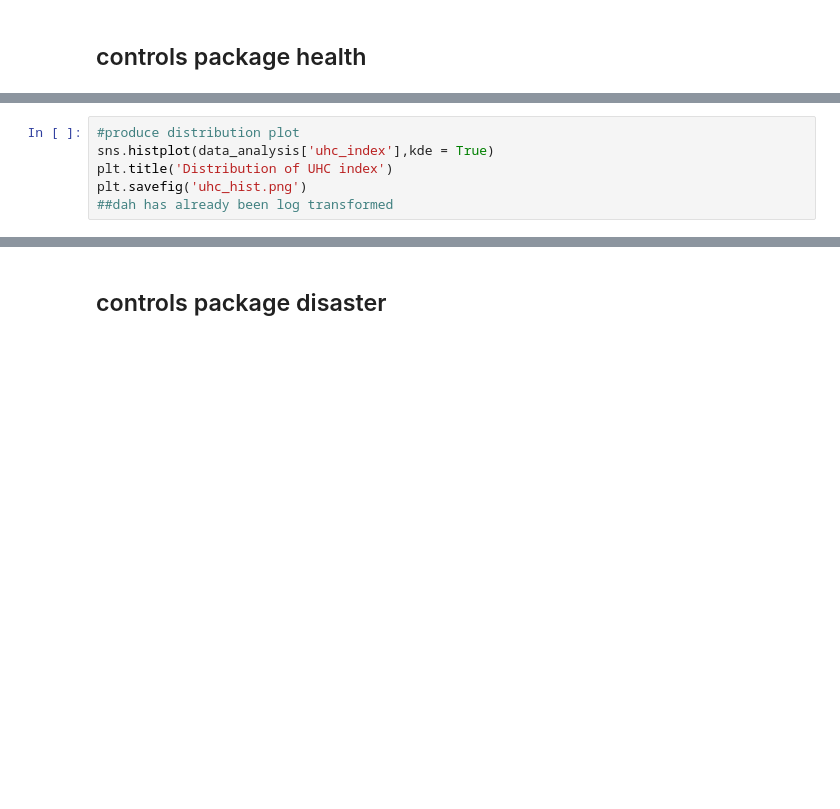
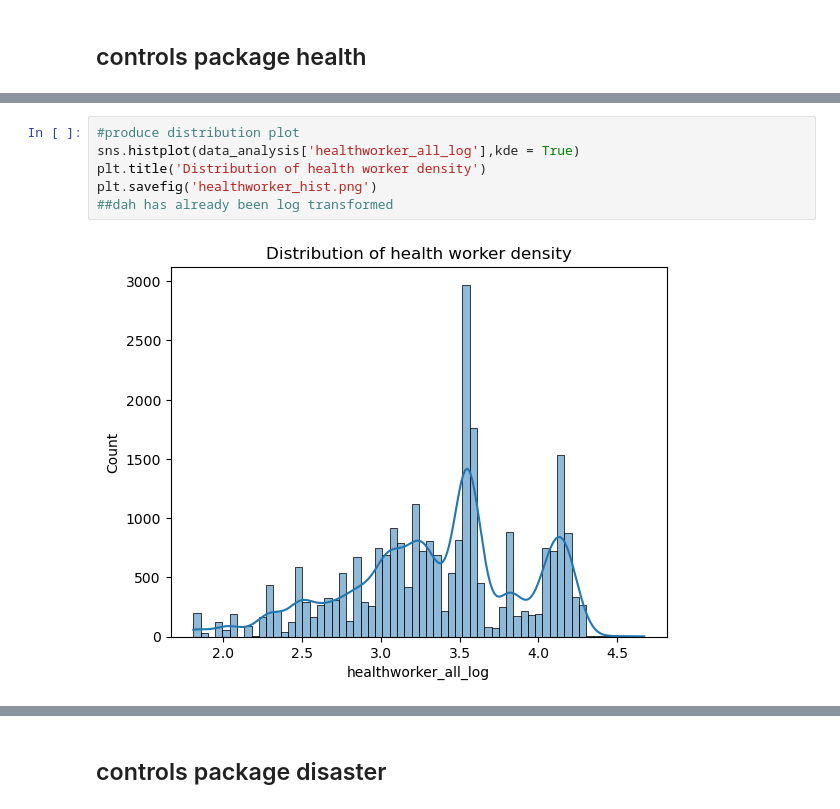
Before and after one commit to NatStrom/Thesis, a Jupyter notebook: Analysis.ipynb, the cells around one changed output, grey strips where cells are left out. Drawn from its saved outputs; the diff is of its cells as text; blank space fills up the shorter version.

```diff
--- a/Analysis.ipynb
+++ b/Analysis.ipynb
@@ -401,9 +601,11 @@ plt.savefig('dah_hist.png')
 # %%
 #produce distribution plot
-sns.histplot(data_analysis['uhc_index'],kde = True)
-plt.title('Distribution of UHC index')
-plt.savefig('uhc_hist.png')
+sns.histplot(data_analysis['healthworker_all_log'],kde = True)
+plt.title('Distribution of health worker density')
+plt.savefig('healthworker_hist.png')
 ##dah has already been log transformed
+# %% [output]
+[figure, added]
 # %%
 #inspect missingness
 is_null = data_analysis.isna().sum()
```
Also changed, not shown: parts of 107 cells of this notebook, 1 other file.
